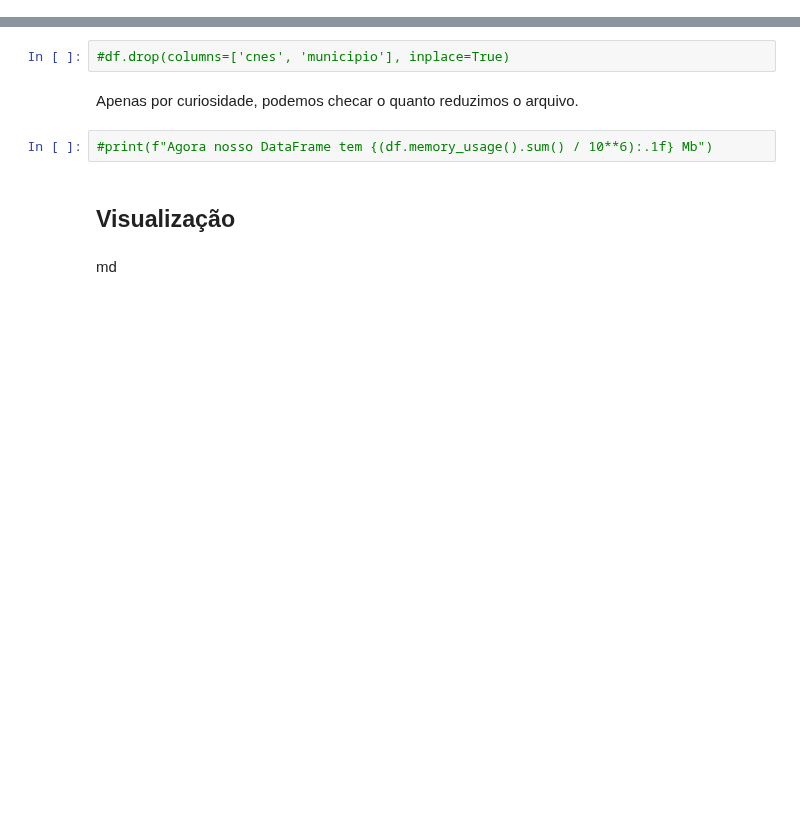
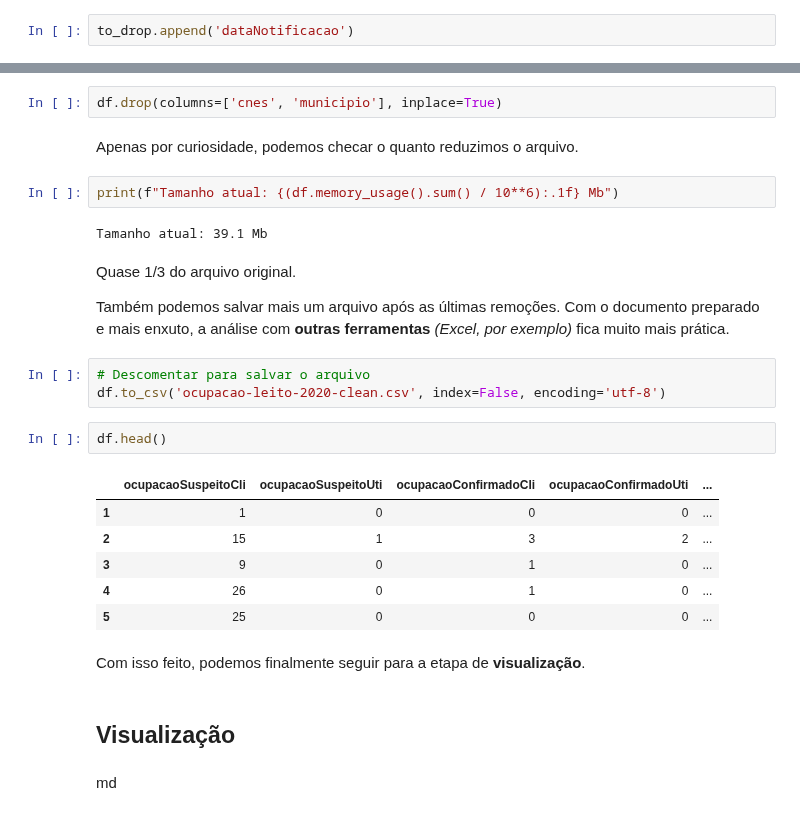
Before and after one commit to lucascorumba/study-projects, a Jupyter notebook: covid-hospital/analysis.ipynb, the cells around one changed output, grey strips where cells are left out. Drawn from its saved outputs; the diff is of its cells as text; blank space fills up the shorter version.

Commit message:
updated notebook - saving cleaned file

```diff
--- a/covid-hospital/analysis.ipynb
+++ b/covid-hospital/analysis.ipynb
@@ -1277,3 +1279,5 @@ df.loc[1:5, ['_id', 'uf', 'municipio', 'dataNotificacao', 'data']]
+# %%
+to_drop.append('dataNotificacao')
 # %% [markdown]
 Com isso feito, vamos ajustar as colunas numéricas. Iremos aproveitar para também reduzir o espaço necessário para o armazenamento.
 # %% [markdown]
@@ -1369,11 +1360,31 @@ Considerando que temos um *arquivo pequeno* e não estamos reduzindo espaço de
 # %% [markdown]
 Com isso feito, podemos retirar as colunas restantes.
 # %%
-#df.drop(columns=['cnes', 'municipio'], inplace=True)
+df.drop(columns=['cnes', 'municipio'], inplace=True)
 # %% [markdown]
 Apenas por curiosidade, podemos checar o quanto reduzimos o arquivo.
 # %%
-#print(f"Agora nosso DataFrame tem {(df.memory_usage().sum() / 10**6):.1f} Mb")
+print(f"Tamanho atual: {(df.memory_usage().sum() / 10**6):.1f} Mb")
+# %% [output]
+Tamanho atual: 39.1 Mb
+# %% [markdown]
+Quase 1/3 do arquivo original.
+
+Também podemos salvar mais um arquivo após as últimas remoções. Com o documento preparado e mais enxuto, a análise com **outras ferramentas** *(Excel, por exemplo)* fica muito mais prática.
+# %%
+# Descomentar para salvar o arquivo
+df.to_csv('ocupacao-leito-2020-clean.csv', index=False, encoding='utf-8')
+# %%
+df.head()
+# %% [output]
+|  | ocupacaoSuspeitoCli | ocupacaoSuspeitoUti | ocupacaoConfirmadoCli | ocupacaoConfirmadoUti | ... |
+| 1 | 1 | 0 | 0 | 0 | ... |
+| 2 | 15 | 1 | 3 | 2 | ... |
+| 3 | 9 | 0 | 1 | 0 | ... |
+| 4 | 26 | 0 | 1 | 0 | ... |
+| 5 | 25 | 0 | 0 | 0 | ... |
+# %% [markdown]
+Com isso feito, podemos finalmente seguir para a etapa de **visualização**.
 # %% [markdown]
 ## Visualização
 # %% [markdown]
```
Also changed, not shown: parts of 5 cells of this notebook.
